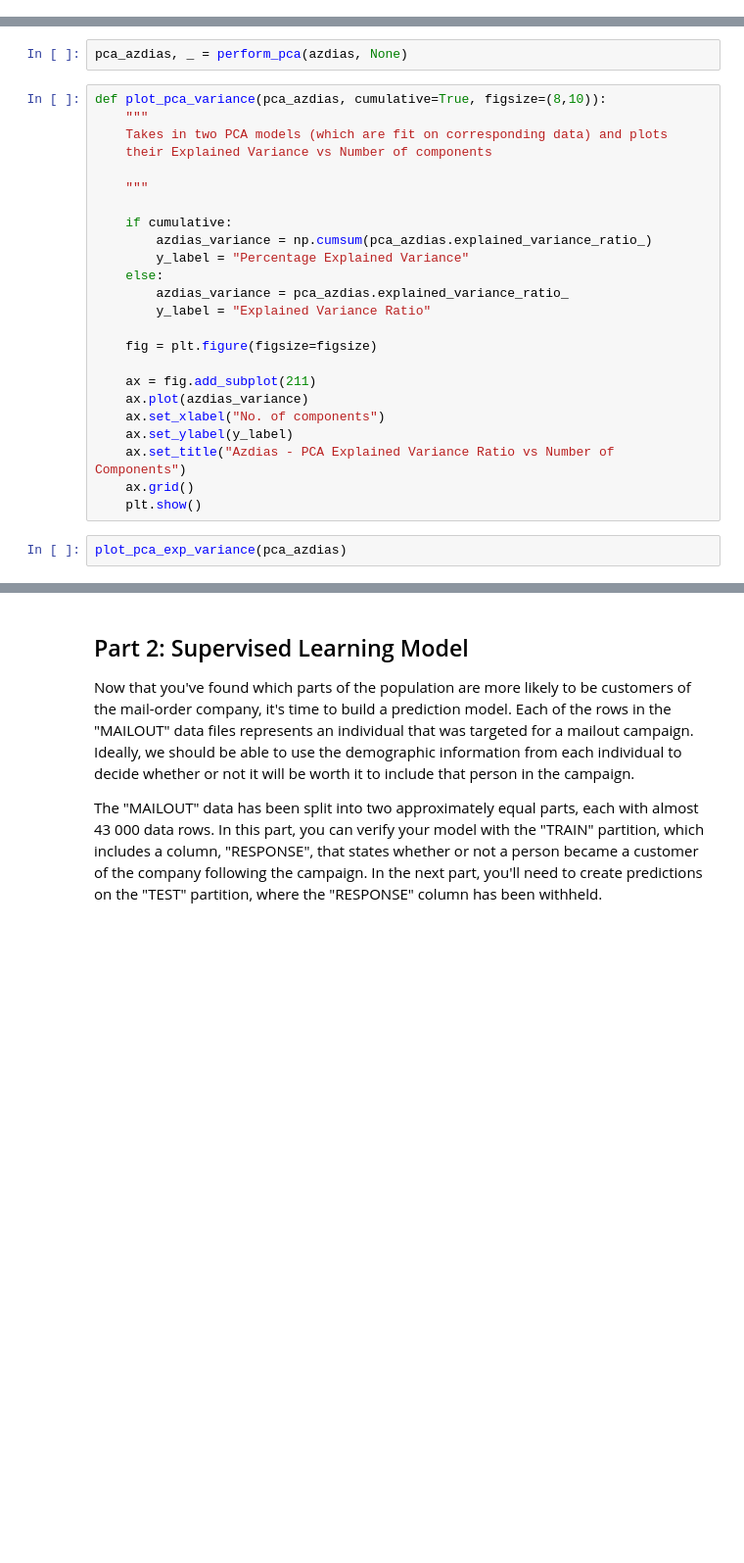
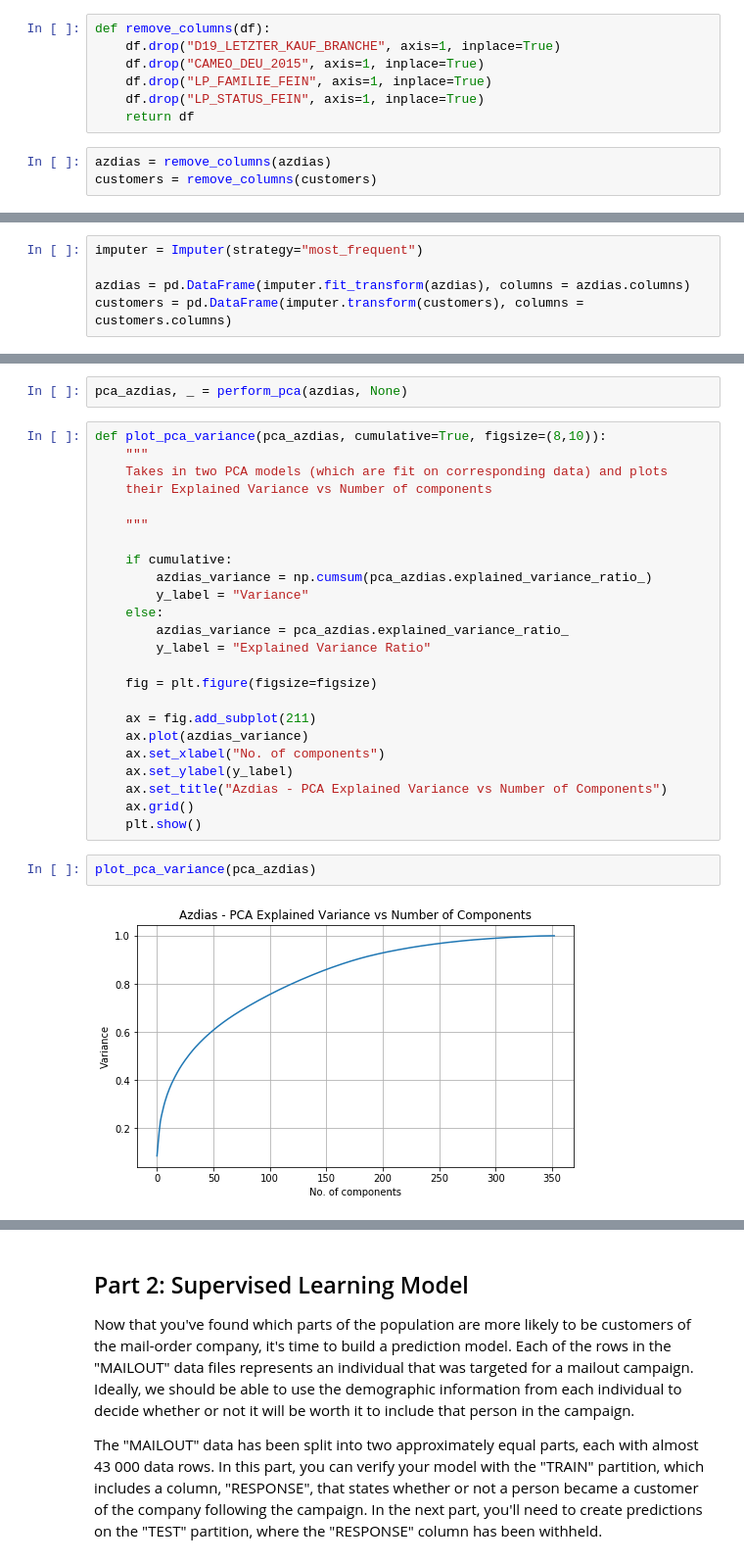
Before and after one commit to ksantosh95/Customer_Segmentation_Arvato, a Jupyter notebook: Arvato Project Workbook.ipynb, the cells around one changed output, grey strips where cells are left out. Shown at 98% size. Cells and saved outputs as stored; diff of their text form; blank space fills up the shorter version.

```diff
--- a/Arvato Project Workbook.ipynb
+++ b/Arvato Project Workbook.ipynb
@@ -708,0 +813,10 @@ Customers - 134246
+# %%
+def remove_columns(df):
+    df.drop("D19_LETZTER_KAUF_BRANCHE", axis=1, inplace=True)
+    df.drop("CAMEO_DEU_2015", axis=1, inplace=True)
+    df.drop("LP_FAMILIE_FEIN", axis=1, inplace=True)
+    df.drop("LP_STATUS_FEIN", axis=1, inplace=True)
+    return df
+# %%
+azdias = remove_columns(azdias)
+customers = remove_columns(customers)
@@ -708,0 +827,5 @@ Customers - 134246
+# %%
+imputer = Imputer(strategy="most_frequent")
+
+azdias = pd.DataFrame(imputer.fit_transform(azdias), columns = azdias.columns)
+customers = pd.DataFrame(imputer.transform(customers), columns = customers.columns)
@@ -745,7 +893,7 @@ def plot_pca_variance(pca_azdias, cumulative=True, figsize=(8,10)):
 
     if cumulative:
         azdias_variance = np.cumsum(pca_azdias.explained_variance_ratio_)
-        y_label = "Percentage Explained Variance"
+        y_label = "Variance"
     else:
         azdias_variance = pca_azdias.explained_variance_ratio_
         y_label = "Explained Variance Ratio"
@@ -756,8 +904,10 @@ def plot_pca_variance(pca_azdias, cumulative=True, figsize=(8,10)):
     ax.plot(azdias_variance)
     ax.set_xlabel("No. of components")
     ax.set_ylabel(y_label)
-    ax.set_title("Azdias - PCA Explained Variance Ratio vs Number of Components")
+    ax.set_title("Azdias - PCA Explained Variance vs Number of Components")
     ax.grid()
     plt.show()
 # %%
-plot_pca_exp_variance(pca_azdias)
+plot_pca_variance(pca_azdias)
+# %% [output]
+[figure, added]
```
Also changed, not shown: parts of 80 cells of this notebook.
